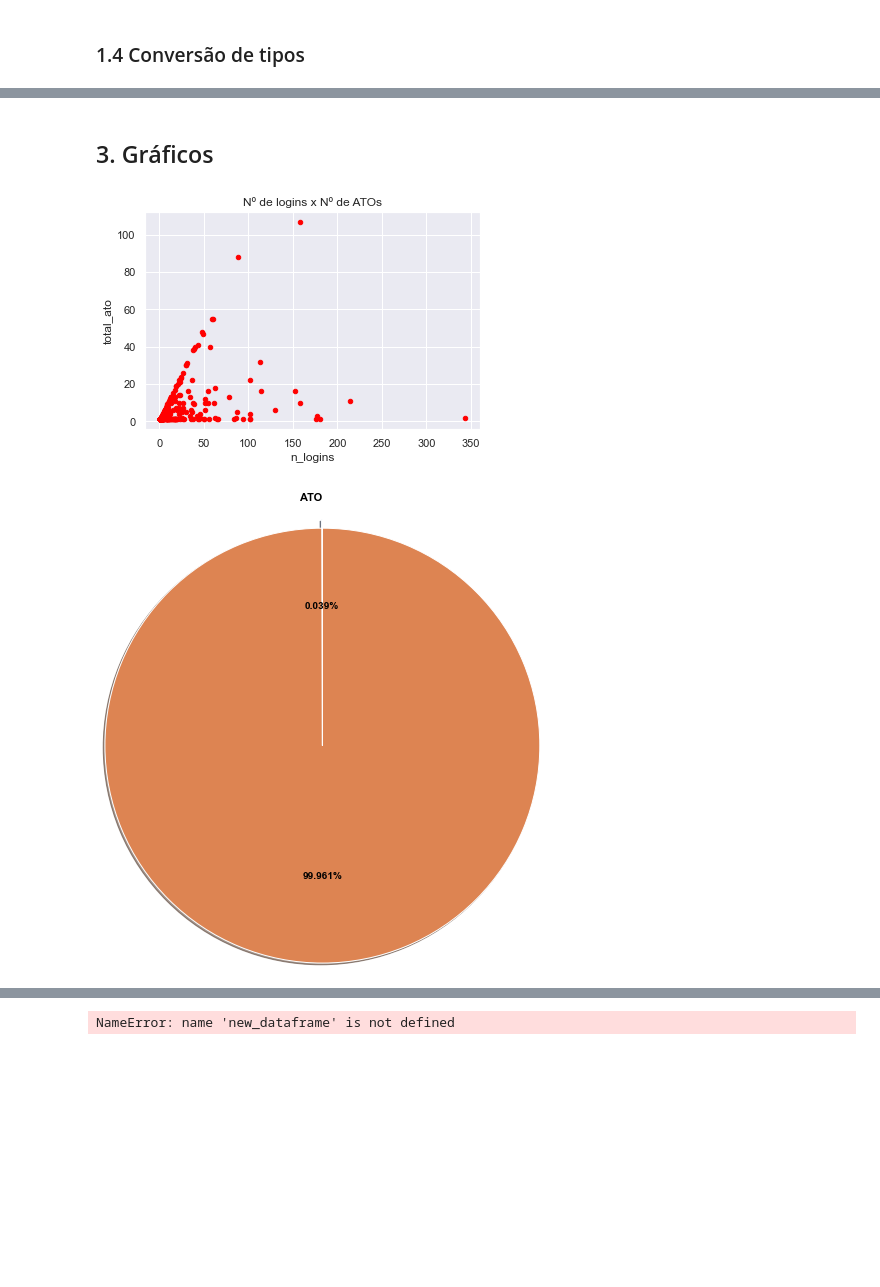
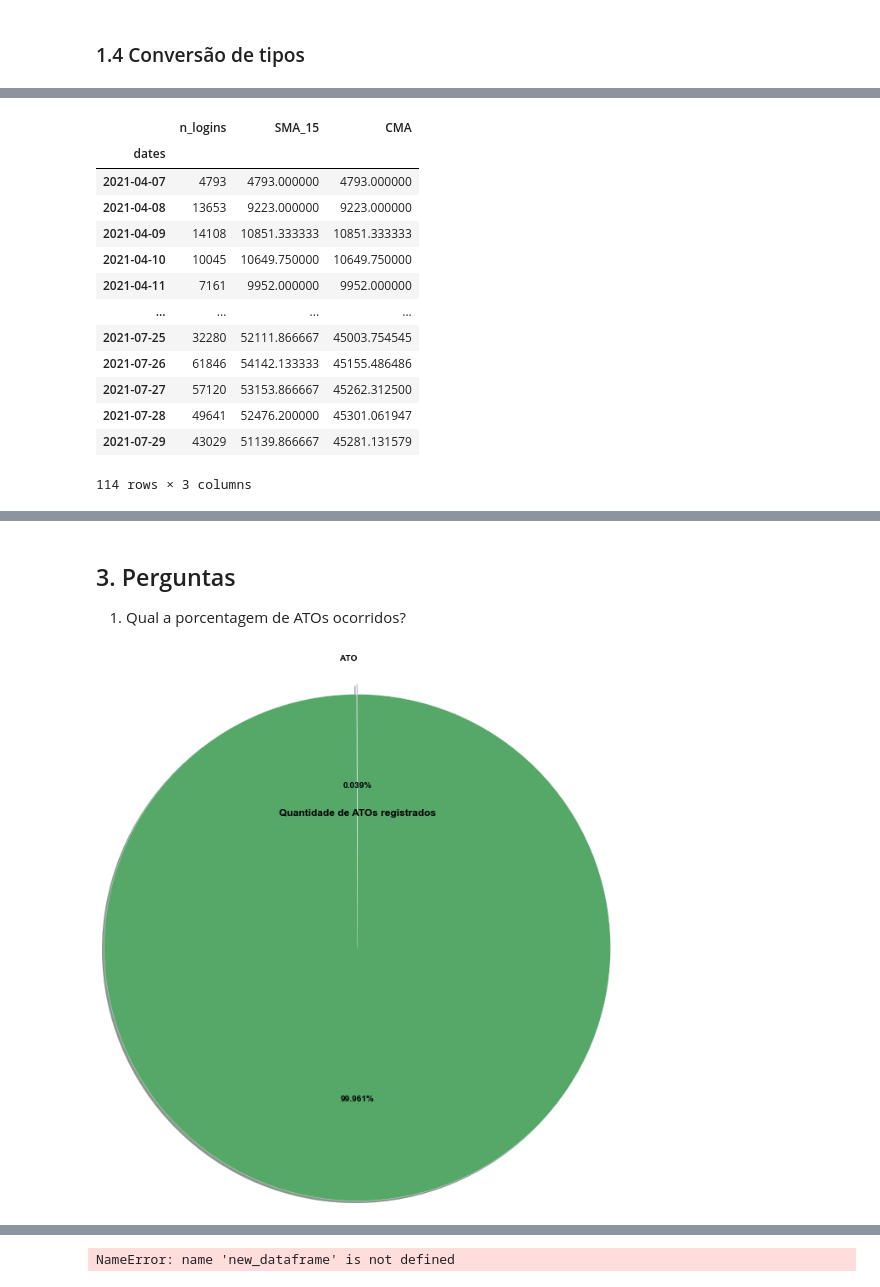
Before and after one commit to pedrosena138/projeto-if997, a Jupyter notebook: Projeto.ipynb, the cells around one changed output, grey strips where cells are left out. Drawn from its saved outputs; the diff is of its cells as text; code cells hidden in the pictures; blank space fills up the shorter version.

Commit message:
adiciona mais gráficos

```diff
--- a/Projeto.ipynb
+++ b/Projeto.ipynb
@@ -38,19 +38,20 @@
 import pandas as pd
 import numpy as np
 import matplotlib.pyplot as plt
-import seaborn as sns
 from datetime import datetime
+from sklearn import linear_model
 
-sns.set()
 %matplotlib inline
+plt.style.use('seaborn')
+
 COLOR = 'black'
 WEIGHT = "bold"
 plt.rcParams['text.color'] = COLOR
 plt.rcParams['axes.labelcolor'] = COLOR
 plt.rcParams['xtick.color'] = COLOR
 plt.rcParams['ytick.color'] = COLOR
-plt.rcParams['font.weight'] = WEIGHT
-plt.rcParams['axes.titleweight'] = WEIGHT
+# plt.rcParams['font.weight'] = WEIGHT
+# plt.rcParams['axes.titleweight'] = WEIGHT
 # %% [markdown]
 ## 1. Normalização
 # %%
@@ -187,11 +188,6 @@ def converteIdade(idade_ms):
   idade_sec = idade_ms / 1000
   return int(idade_sec / 86400)
 
-def adicionaColunaNContas(x):
-  if  x > 1:
-    return 1
-  return 0
-
 def adicionaColunaAtoComRoot(linha):
   if linha['probable_root'] == 1 and linha['ato'] == 1:
     return 1
@@ -201,6 +197,15 @@ def adicionaColunaLojaAto(linha):
   if linha['is_from_official_store'] == 1 and linha['ato'] == 1:
     return 1
   return 0
+
+def adicionaColunaEmuladorIdadeDispositivo(linha):
+  if linha['is_emulator'] == 1 and linha['device_age_days'] > 365:
+    return 1
+  return 0
+
+def diaDaSemana(data):
+  dias = {0: "Segunda", 1: "Terça", 2: "Quarta", 3: "Quinta", 4: "Sexta", 5: "Sábado", 6: "Domingo"}
+  return dias[data.dayofweek]
 # %%
 contas = logins_df.groupby('account_id')
 logins = contas.size().reset_index(name='n_logins')
@@ -220,9 +229,36 @@ contas_df.head()
+# %%
+logins_df['timestamp'] = logins_df['timestamp'].apply(converteData)
+logins_df['dates'] = logins_df['timestamp'].apply(lambda x: x.date())
+data_acessos_df = logins_df.groupby('dates')['id'].size().reset_index(name='n_logins')
+data_acessos_df.set_index('dates', inplace=True)
+data_acessos_df['SMA_15'] =  data_acessos_df.n_logins.rolling(15, min_periods=1).mean()
+data_acessos_df['CMA'] =  data_acessos_df.n_logins.expanding().mean()
+
+data_acessos_df
+# %% [output]
+|  | n_logins | SMA_15 | CMA |
+| dates |  |  |  |
+| 2021-04-07 | 4793 | 4793.000000 | 4793.000000 |
+| 2021-04-08 | 13653 | 9223.000000 | 9223.000000 |
+| 2021-04-09 | 14108 | 10851.333333 | 10851.333333 |
+| 2021-04-10 | 10045 | 10649.750000 | 10649.750000 |
+| 2021-04-11 | 7161 | 9952.000000 | 9952.000000 |
+| ... | ... | ... | ... |
+| 2021-07-25 | 32280 | 52111.866667 | 45003.754545 |
+| 2021-07-26 | 61846 | 54142.133333 | 45155.486486 |
+| 2021-07-27 | 57120 | 53153.866667 | 45262.312500 |
+| 2021-07-28 | 49641 | 52476.200000 | 45301.061947 |
+| 2021-07-29 | 43029 | 51139.866667 | 45281.131579 |
+114 rows × 3 columns
 # %%
 #Novas colunas
-logins_df['timestamp'] = logins_df['timestamp'].apply(converteData)
-logins_df['device_age_days'] = logins_df['device_age_ms'].apply(converteIdade)
+logins_df['device_age_ms'] = logins_df['device_age_ms'].apply(converteIdade)
+logins_df.rename(columns={'device_age_ms': 'device_age_days'}, inplace=True)
+
+logins_df['day_of_week'] = logins_df['timestamp'].apply(lambda x: diaDaSemana(x))
 logins_df['probable_root_ato'] = logins_df.apply(lambda x: adicionaColunaAtoComRoot(x), axis=1)
 logins_df['is_from_official_store_ato'] = logins_df.apply(lambda x: adicionaColunaLojaAto(x), axis=1)
+logins_df['old_device_emulator'] = logins_df.apply(lambda x: adicionaColunaEmuladorIdadeDispositivo(x), axis=1)
 
 logins_df.head()
 # %% [output]
@@ -238,16 +275,13 @@ contas_df.to_parquet("./dataset/contas.parquet4")
-# %% [markdown]
-## 3. Gráficos
-# %%
-contas_df.plot(kind='scatter', x='n_logins', y='total_ato', color='red')
-plt.title('Nº de logins x Nº de ATOs')
-plt.show()
-# %% [output]
-[figure, removed]
+# %% [markdown]
+## 3. Perguntas
+
+1. Qual a porcentagem de ATOs ocorridos?
 # %%
 ato = logins_df[logins_df['ato'] == 1].count()[0]
 not_ato = logins_df[logins_df['ato'] == 0].count()[0]
 
 plt.pie([ato, not_ato], shadow=True, startangle=90, explode=[0.1,0], labels=['ATO', ''], autopct='%1.3f%%', radius=2.5)
+plt.title('Quantidade de ATOs registrados')
 plt.show()
 # %% [output]
-[figure, old version]
+[figure, new version]
```
Also changed, not shown: parts of 13 cells of this notebook.
